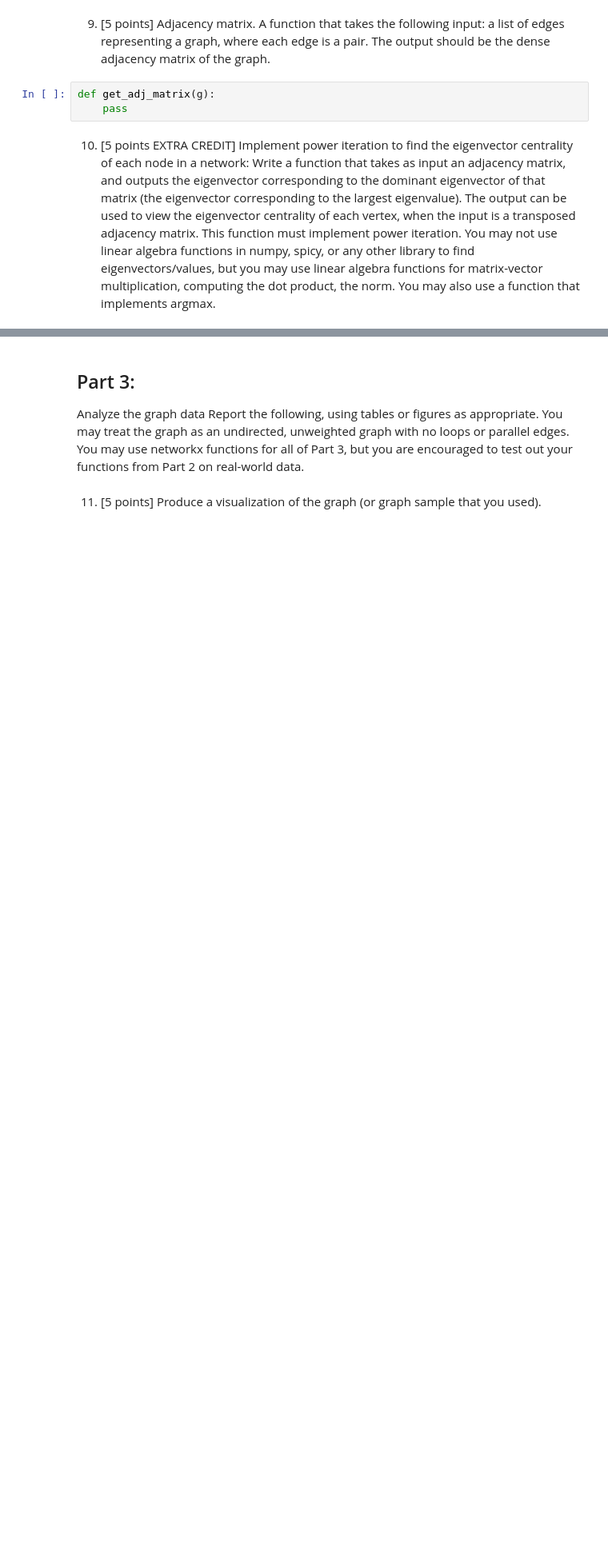
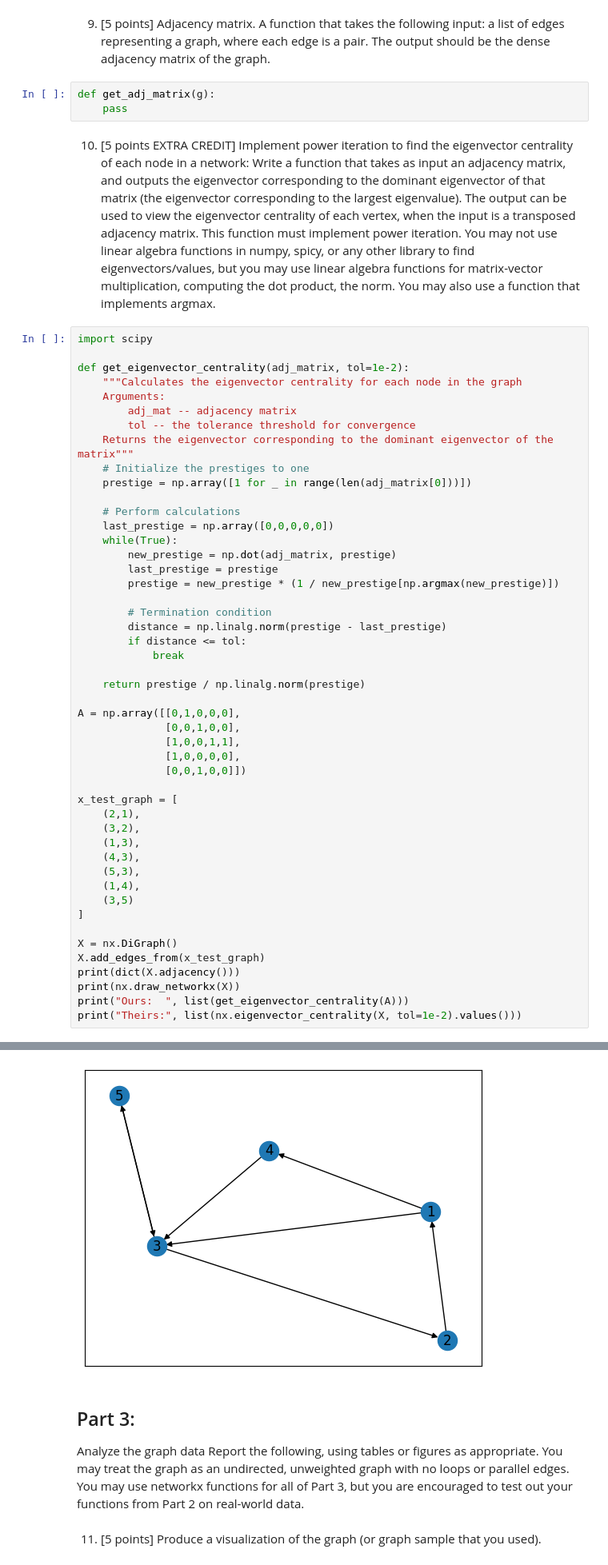
Before and after one commit to Koalafant/csci347_data_mining, a Jupyter notebook: proj_2/two.ipynb, the cells around one changed output, grey strips where cells are left out. Shown at 80% size. Cells and saved outputs as stored; diff of their text form; blank space fills up the shorter version.

```diff
--- a/proj_2/two.ipynb
+++ b/proj_2/two.ipynb
@@ -169,3 +172,52 @@ transposed adjacency matrix. This function must implement power iteration. You m
 algebra functions in numpy, spicy, or any other library to find eigenvectors/values, but you may use linear
 algebra functions for matrix-vector multiplication, computing the dot product, the norm. You may also use
 a function that implements argmax.
+# %%
+import scipy
+
+def get_eigenvector_centrality(adj_matrix, tol=1e-2):
+    """Calculates the eigenvector centrality for each node in the graph
+    Arguments:
+        adj_mat -- adjacency matrix
+        tol -- the tolerance threshold for convergence
+    Returns the eigenvector corresponding to the dominant eigenvector of the matrix"""
+    # Initialize the prestiges to one
+    prestige = np.array([1 for _ in range(len(adj_matrix[0]))])
+
+    # Perform calculations
+    last_prestige = np.array([0,0,0,0,0])
+    while(True):
+        new_prestige = np.dot(adj_matrix, prestige)
+        last_prestige = prestige
+        prestige = new_prestige * (1 / new_prestige[np.argmax(new_prestige)])
+
+        # Termination condition
+        distance = np.linalg.norm(prestige - last_prestige)
+        if distance <= tol:
+            break
+
+    return prestige / np.linalg.norm(prestige)
+
+A = np.array([[0,1,0,0,0],
+              [0,0,1,0,0],
+              [1,0,0,1,1],
+              [1,0,0,0,0],
+              [0,0,1,0,0]])
+
+x_test_graph = [
+    (2,1),
+    (3,2),
+    (1,3),
+    (4,3),
+    (5,3),
+    (1,4),
+    (3,5)
+]
+
+X = nx.DiGraph()
+X.add_edges_from(x_test_graph)
+print(dict(X.adjacency()))
+print(nx.draw_networkx(X))
+print("Ours:  ", list(get_eigenvector_centrality(A)))
+print("Theirs:", list(nx.eigenvector_centrality(X, tol=1e-2).values()))
+# %% [output]
@@ -172,3 +228,4 @@ a function that implements argmax.
+[figure, added]
 # %% [markdown]
 ## Part 3:
 Analyze the graph data
```
Also changed, not shown: parts of 4 cells of this notebook.
